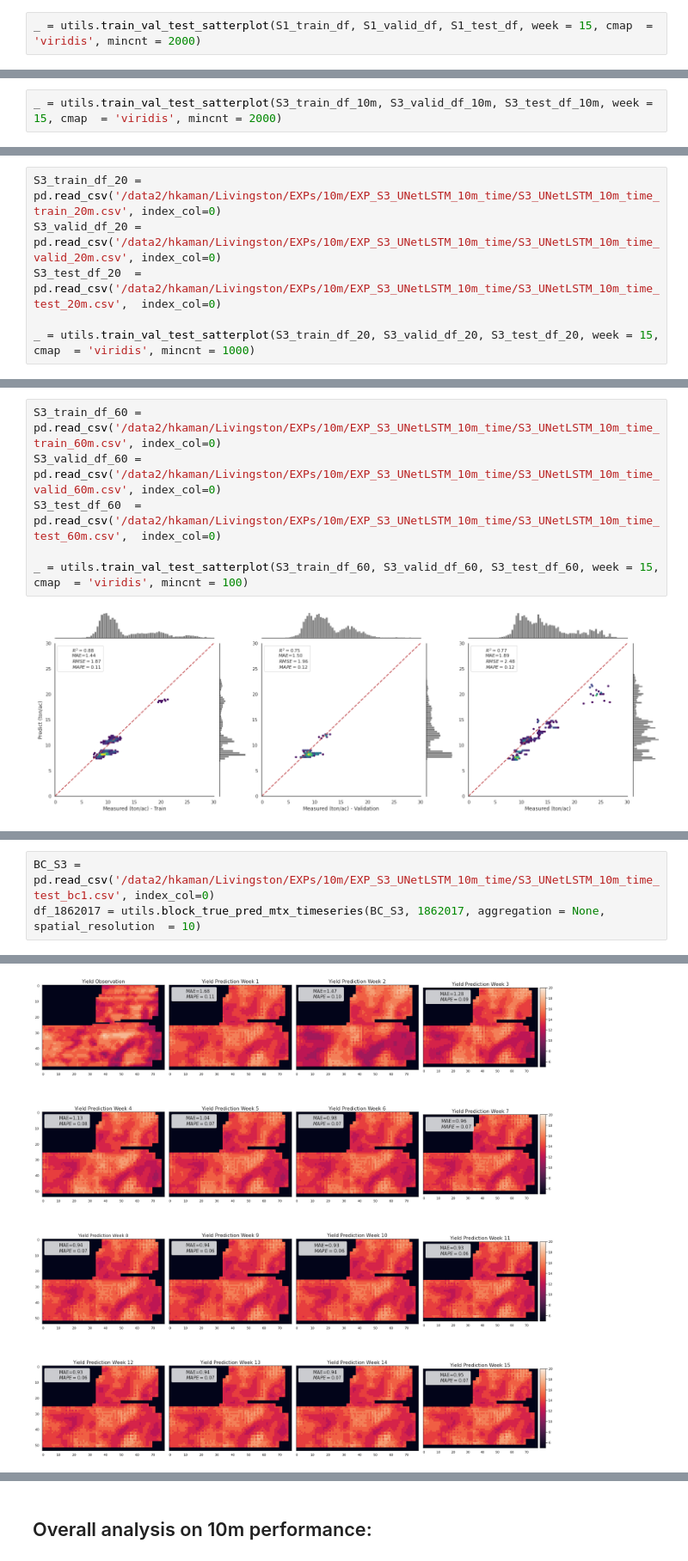
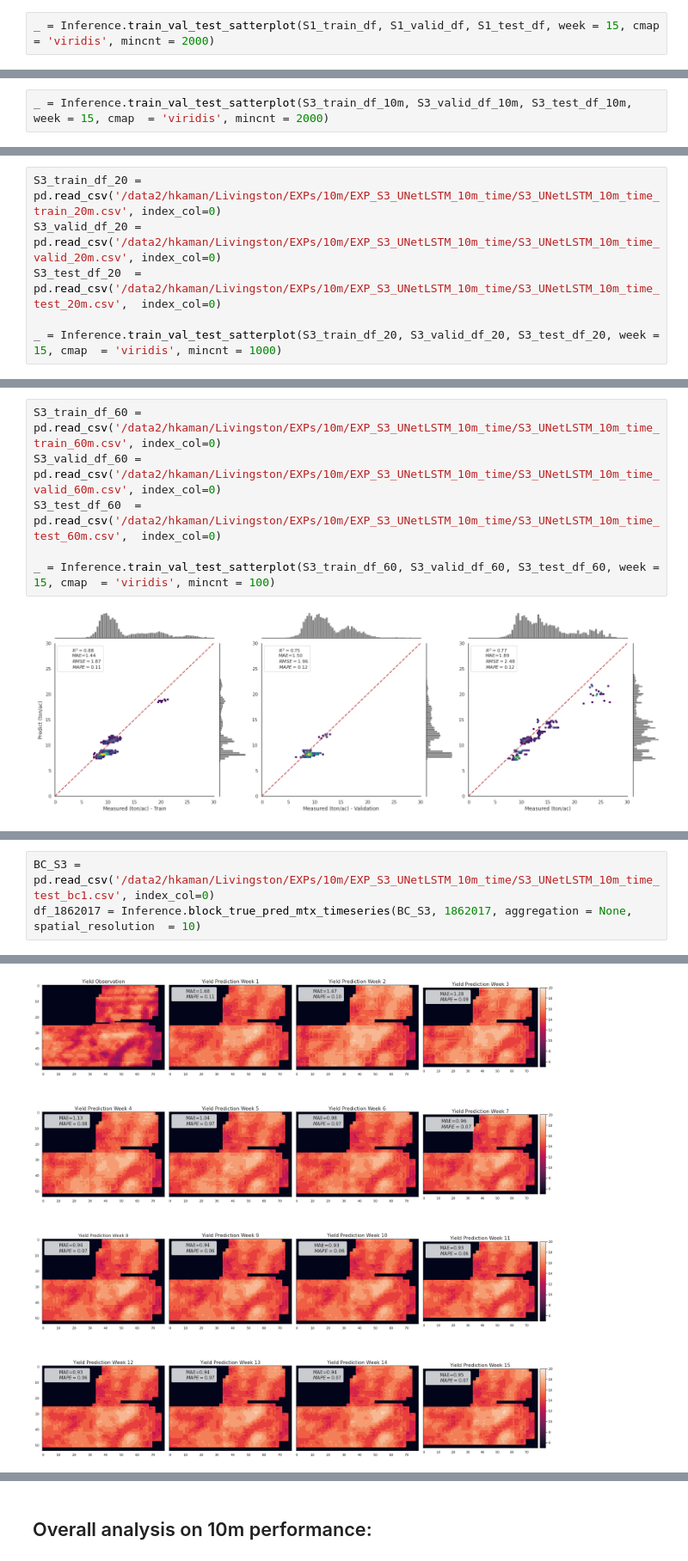
Before and after one commit to plant-ai-biophysics-lab/rs-spatiotemporal-vineyard-yield-forecasting, a Jupyter notebook: inference/Results_10m.ipynb, the cells around one changed output, grey strips where cells are left out. Shown at 86% size. Drawn from its saved outputs; the diff is of its cells as text.

```diff
--- a/inference/Results_10m.ipynb
+++ b/inference/Results_10m.ipynb
@@ -37,4 +35,4 @@ R_S1 = utils.time_series_2d_eval(S1_train_df, S1_valid_df, S1_test_df, 'test', s
 # %% [output]
 [figure]
 # %%
-_ = utils.train_val_test_satterplot(S1_train_df, S1_valid_df, S1_test_df, week = 15, cmap  = 'viridis', mincnt = 2000)
+_ = Inference.train_val_test_satterplot(S1_train_df, S1_valid_df, S1_test_df, week = 15, cmap  = 'viridis', mincnt = 2000)
@@ -427,7 +165,7 @@ S3_R = utils.time_series_2d_eval(S3_train_df_10m, S3_valid_df_10m, S3_test_df_10
 # %% [output]
 [figure]
 # %%
-_ = utils.train_val_test_satterplot(S3_train_df_10m, S3_valid_df_10m, S3_test_df_10m, week = 15, cmap  = 'viridis', mincnt = 2000)
+_ = Inference.train_val_test_satterplot(S3_train_df_10m, S3_valid_df_10m, S3_test_df_10m, week = 15, cmap  = 'viridis', mincnt = 2000)
 # %% [output]
 [figure]
 # %%
@@ -435,7 +173,7 @@ S3_train_df_20 = pd.read_csv('/data2/hkaman/Livingston/EXPs/10m/EXP_S3_UNetLSTM_
 S3_valid_df_20 = pd.read_csv('/data2/hkaman/Livingston/EXPs/10m/EXP_S3_UNetLSTM_10m_time/S3_UNetLSTM_10m_time_valid_20m.csv', index_col=0)
 S3_test_df_20  = pd.read_csv('/data2/hkaman/Livingston/EXPs/10m/EXP_S3_UNetLSTM_10m_time/S3_UNetLSTM_10m_time_test_20m.csv',  index_col=0)
 
-_ = utils.train_val_test_satterplot(S3_train_df_20, S3_valid_df_20, S3_test_df_20, week = 15, cmap  = 'viridis', mincnt = 1000)
+_ = Inference.train_val_test_satterplot(S3_train_df_20, S3_valid_df_20, S3_test_df_20, week = 15, cmap  = 'viridis', mincnt = 1000)
 # %% [output]
 [figure]
 # %%
@@ -451,7 +189,7 @@ S3_train_df_60 = pd.read_csv('/data2/hkaman/Livingston/EXPs/10m/EXP_S3_UNetLSTM_
 S3_valid_df_60 = pd.read_csv('/data2/hkaman/Livingston/EXPs/10m/EXP_S3_UNetLSTM_10m_time/S3_UNetLSTM_10m_time_valid_60m.csv', index_col=0)
 S3_test_df_60  = pd.read_csv('/data2/hkaman/Livingston/EXPs/10m/EXP_S3_UNetLSTM_10m_time/S3_UNetLSTM_10m_time_test_60m.csv',  index_col=0)
 
-_ = utils.train_val_test_satterplot(S3_train_df_60, S3_valid_df_60, S3_test_df_60, week = 15, cmap  = 'viridis', mincnt = 100)
+_ = Inference.train_val_test_satterplot(S3_train_df_60, S3_valid_df_60, S3_test_df_60, week = 15, cmap  = 'viridis', mincnt = 100)
 # %% [output]
 [figure]
 # %%
@@ -496,7 +207,7 @@ inside: (44, 68)|(54, 78)
 # %%
 BC_S3 = pd.read_csv('/data2/hkaman/Livingston/EXPs/10m/EXP_S3_UNetLSTM_10m_time/S3_UNetLSTM_10m_time_test_bc1.csv', index_col=0)
-df_1862017 = utils.block_true_pred_mtx_timeseries(BC_S3, 1862017, aggregation = None, spatial_resolution  = 10)
+df_1862017 = Inference.block_true_pred_mtx_timeseries(BC_S3, 1862017, aggregation = None, spatial_resolution  = 10)
 # %% [output]
 (46080, 20)
-[figure, old version]
+[figure, new version]
 # %%
```
Also changed, not shown: parts of 66 cells of this notebook, 12 other files.
